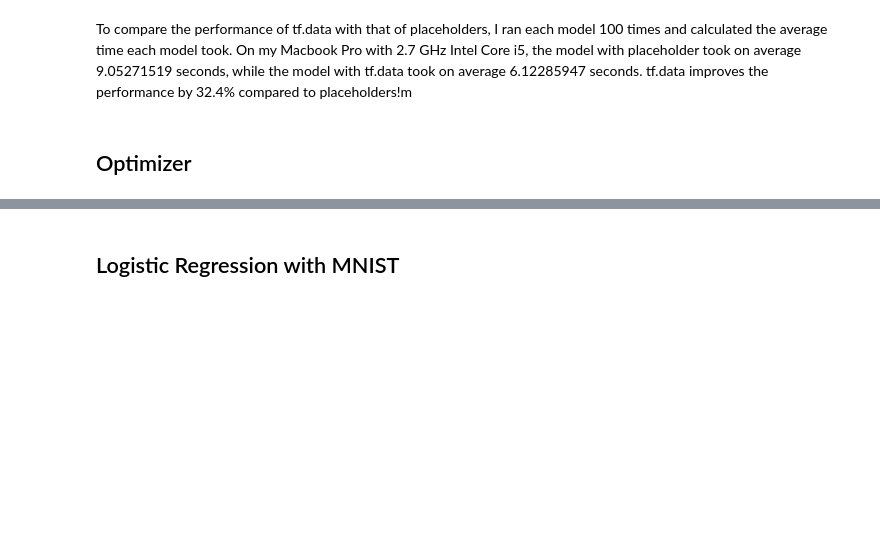
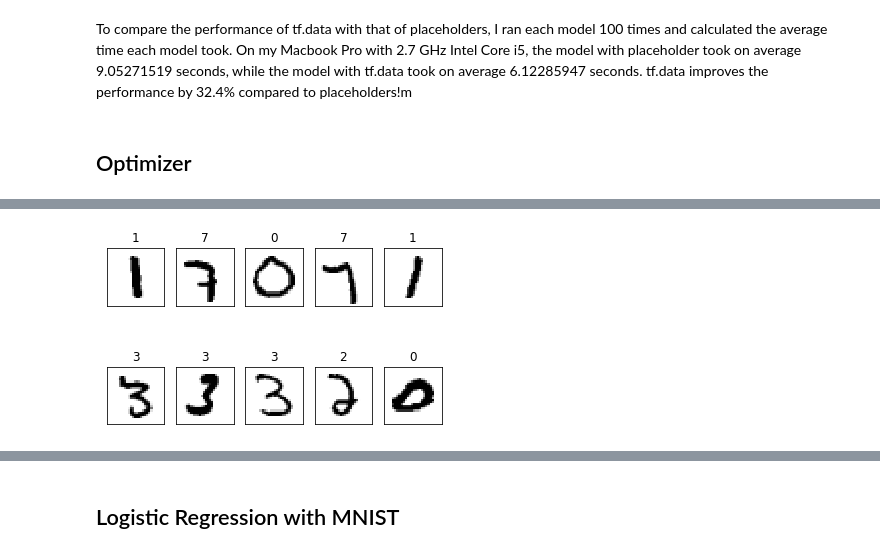
Before and after one commit to parksurk/cs20si_study, a Jupyter notebook: 3. Lecture3_Linear and Logistic Regression in TensorFlow.ipynb, the cells around one changed output, grey strips where cells are left out. Cells and saved outputs as stored; diff of their text form; code cells hidden in the pictures; blank space fills up the shorter version.

```diff
--- a/3. Lecture3_Linear and Logistic Regression in TensorFlow.ipynb
+++ b/3. Lecture3_Linear and Logistic Regression in TensorFlow.ipynb
@@ -344,0 +455,20 @@ To compare the performance of tf.data with that of placeholders, I ran each mode
+# %%
+fig = plt.figure()
+
+for i in range(10):
+    mnist_img_arr = X_batch[i]
+    mnist_img_lvl = Y_batch[i]
+
+    subplot = fig.add_subplot(2, 5, i + 1)
+
+    subplot.set_xticks([])
+    subplot.set_yticks([])
+
+    mnist_img = mnist_img_arr.reshape([28, 28])
+    subplot.set_title('%d' % (np.argmax(mnist_img_lvl)))
+    subplot.imshow(mnist_img,cmap=plt.cm.gray_r)
+
+
+plt.show()
+# %% [output]
+[figure, added]
```
Also changed, not shown: parts of 46 cells of this notebook, 3 other files.
